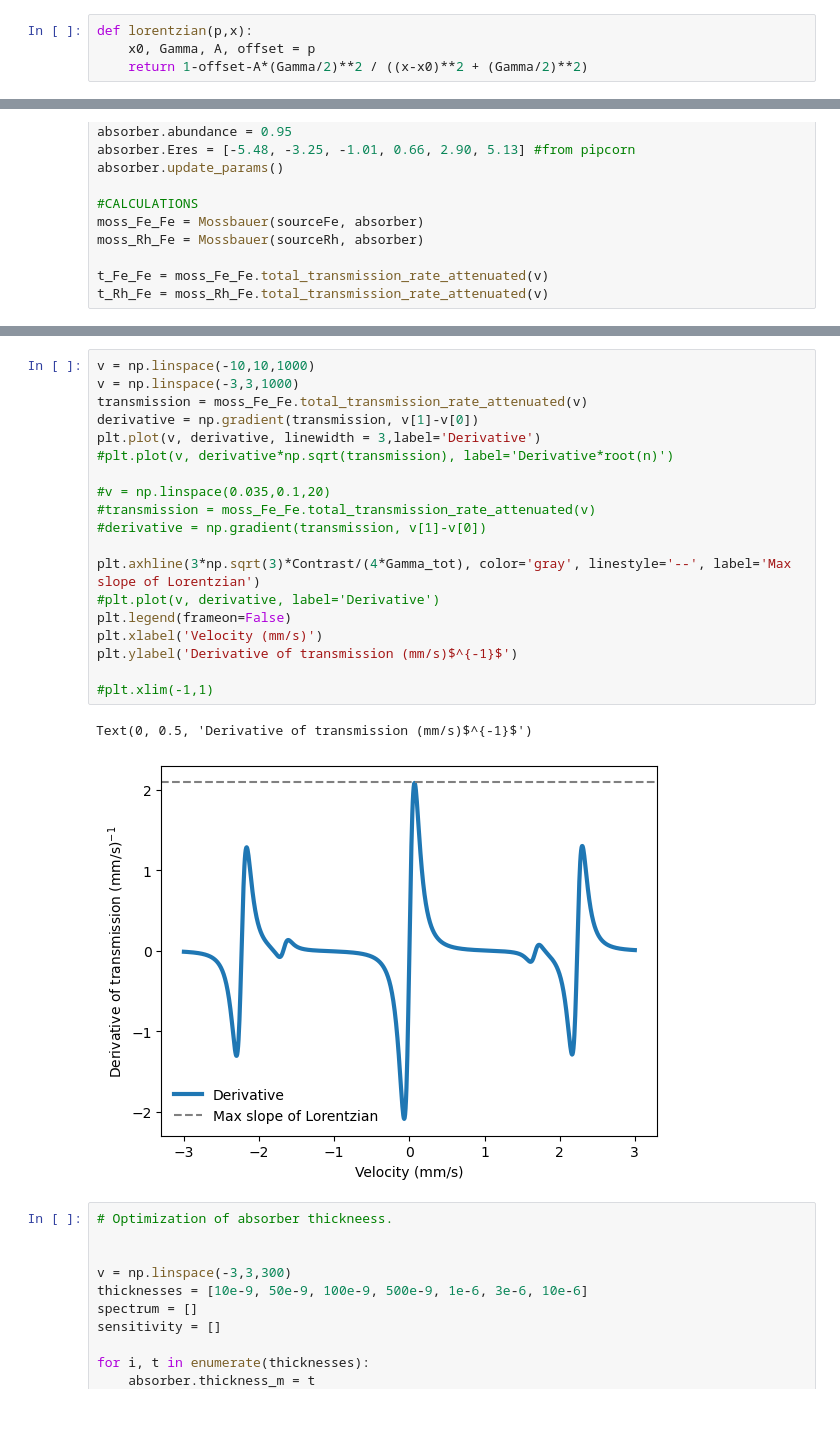
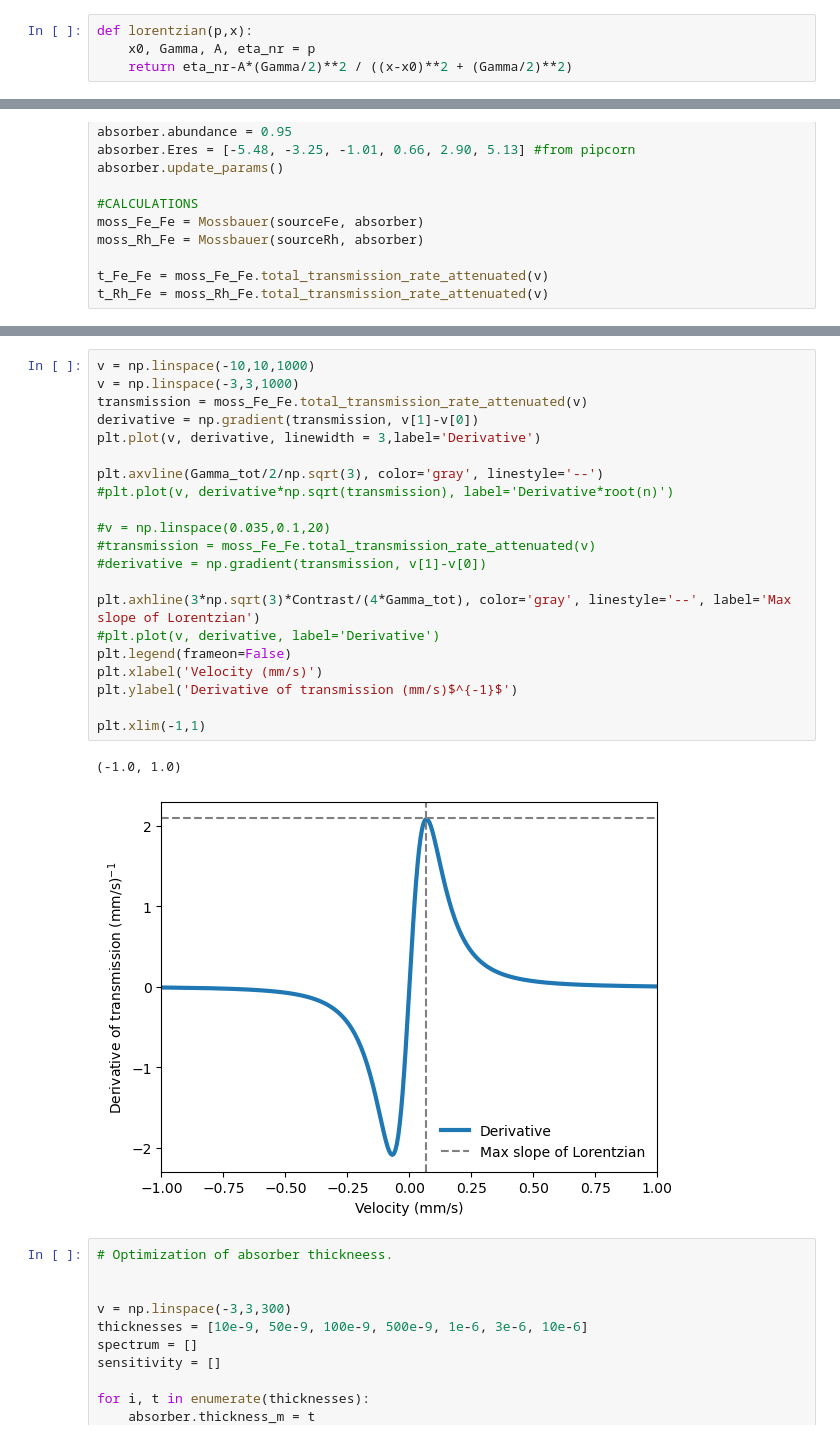
Before and after one commit to StanfordMossbauer/mossbauer_analysis, a Jupyter notebook: examples/Fe_thickness_sensitivity_scan.ipynb, the cells around one changed output, grey strips where cells are left out. Saved outputs shown, nothing was run; the diff lists cells and outputs as text.

```diff
--- a/examples/Fe_thickness_sensitivity_scan.ipynb
+++ b/examples/Fe_thickness_sensitivity_scan.ipynb
@@ -5,8 +5,8 @@ from mossbauer_analysis import utils as u
 from mossbauer_analysis.mossbauer_theory import CobaltRhodium, CobaltFe, KFeCy, alphaFe, Mossbauer
 # %%
 def lorentzian(p,x):
-    x0, Gamma, A, offset = p
-    return 1-offset-A*(Gamma/2)**2 / ((x-x0)**2 + (Gamma/2)**2)
+    x0, Gamma, A, eta_nr = p
+    return eta_nr-A*(Gamma/2)**2 / ((x-x0)**2 + (Gamma/2)**2)
 # %%
 
 v = np.linspace(-10,10,1000)
@@ -91,25 +93,27 @@ Text(0, 0.5, 'Normalized transmission')
 # %%
 v = np.linspace(-10,10,1000)
 v = np.linspace(-3,3,1000)
 transmission = moss_Fe_Fe.total_transmission_rate_attenuated(v)
 derivative = np.gradient(transmission, v[1]-v[0])
 plt.plot(v, derivative, linewidth = 3,label='Derivative')
+
+plt.axvline(Gamma_tot/2/np.sqrt(3), color='gray', linestyle='--')
 #plt.plot(v, derivative*np.sqrt(transmission), label='Derivative*root(n)')
 
 #v = np.linspace(0.035,0.1,20)
 #transmission = moss_Fe_Fe.total_transmission_rate_attenuated(v)
 #derivative = np.gradient(transmission, v[1]-v[0])
 
 plt.axhline(3*np.sqrt(3)*Contrast/(4*Gamma_tot), color='gray', linestyle='--', label='Max slope of Lorentzian')
 #plt.plot(v, derivative, label='Derivative')
 plt.legend(frameon=False)
 plt.xlabel('Velocity (mm/s)')
 plt.ylabel('Derivative of transmission (mm/s)$^{-1}$')
 
-#plt.xlim(-1,1)
+plt.xlim(-1,1)
 # %% [output]
-Text(0, 0.5, 'Derivative of transmission (mm/s)$^{-1}$')
+(-1.0, 1.0)
-[figure, old version]
+[figure, new version]
 # %%
 # Optimization of absorber thickneess.
 
```
Also changed, not shown: parts of 5 cells of this notebook.
